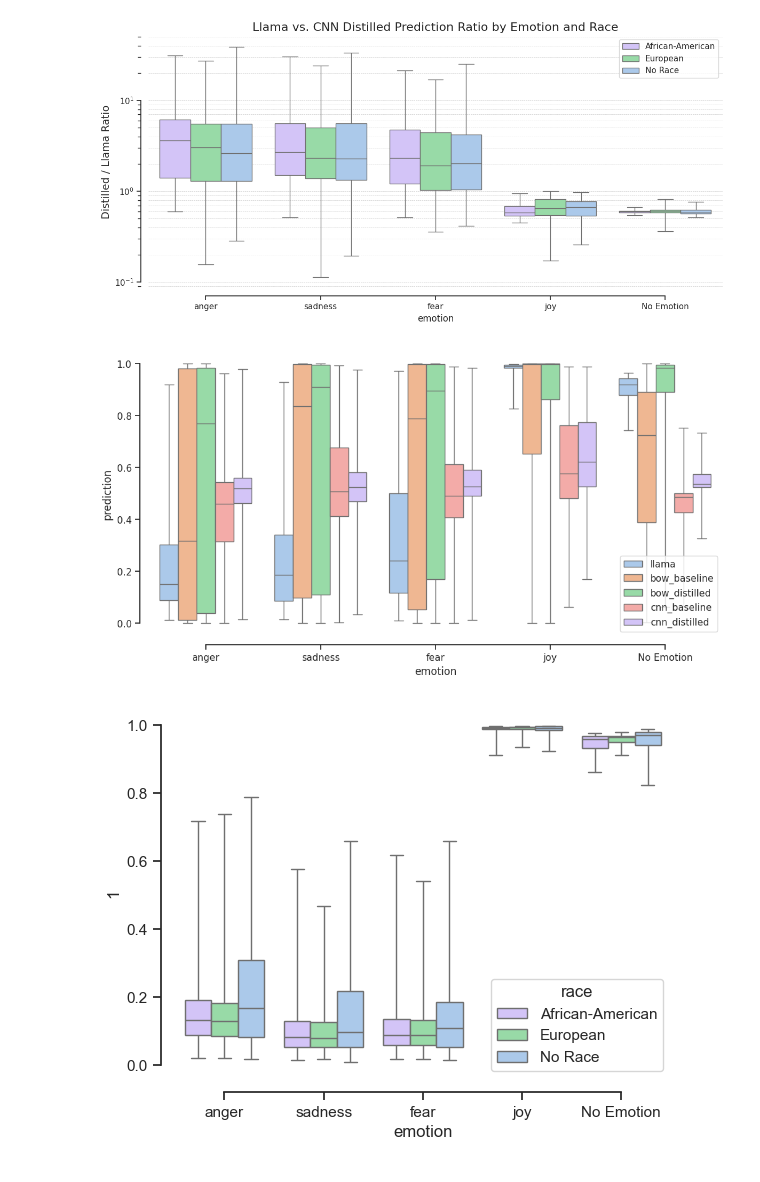
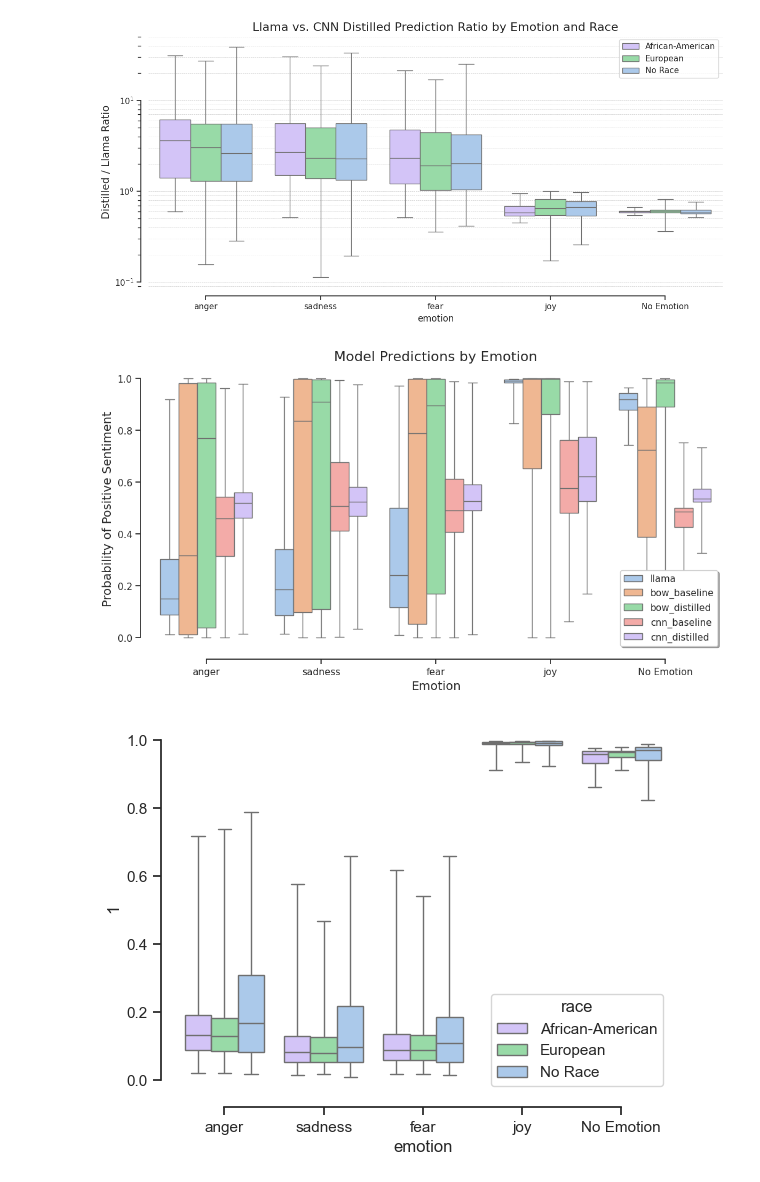
Before and after one commit to CharlesC03/NLP_Final_Project, a Jupyter notebook: analysis/teacher_analysis.ipynb, the cells around one changed output. Cells and saved outputs as stored; diff of their text form; code cells hidden in the pictures.

```diff
--- a/analysis/teacher_analysis.ipynb
+++ b/analysis/teacher_analysis.ipynb
@@ -531,23 +604,29 @@ plt.show()
 # %%
 fig, ax = plt.subplots(figsize=(12, 6))
 
 baseline_models = ds_model_cols['model'].str.endswith('baseline') | (ds_model_cols['model'] == 'llama')
 
 sns.boxplot(
     x="emotion", y="prediction",
     hue="model", #palette=["m", "g", 'b'],
     data=ds_model_cols,#[baseline_models],
     whis=(0, 100),
     ax=ax
 )
 
 sns.despine(offset=10, trim=True)
 
 ax.legend(fancybox=True, shadow=True)#loc='lower right')
 
+ax.set_title("Model Predictions by Emotion", fontsize=16)
+ax.set_xlabel("Emotion", fontsize=14)
+ax.set_ylabel("Probability of Positive Sentiment", fontsize=14)
+
+fig.savefig("graphs/model_predictions_by_emotion.png", dpi=300)
+
 plt.show()
 # %% [output]
-[figure, old version]
+[figure, new version]
 # %%
 sns.boxplot(x="emotion", y="1",
             hue="race", palette=["m", "g", 'b'],
```
Also changed, not shown: parts of 8 cells of this notebook, 3 other files.
